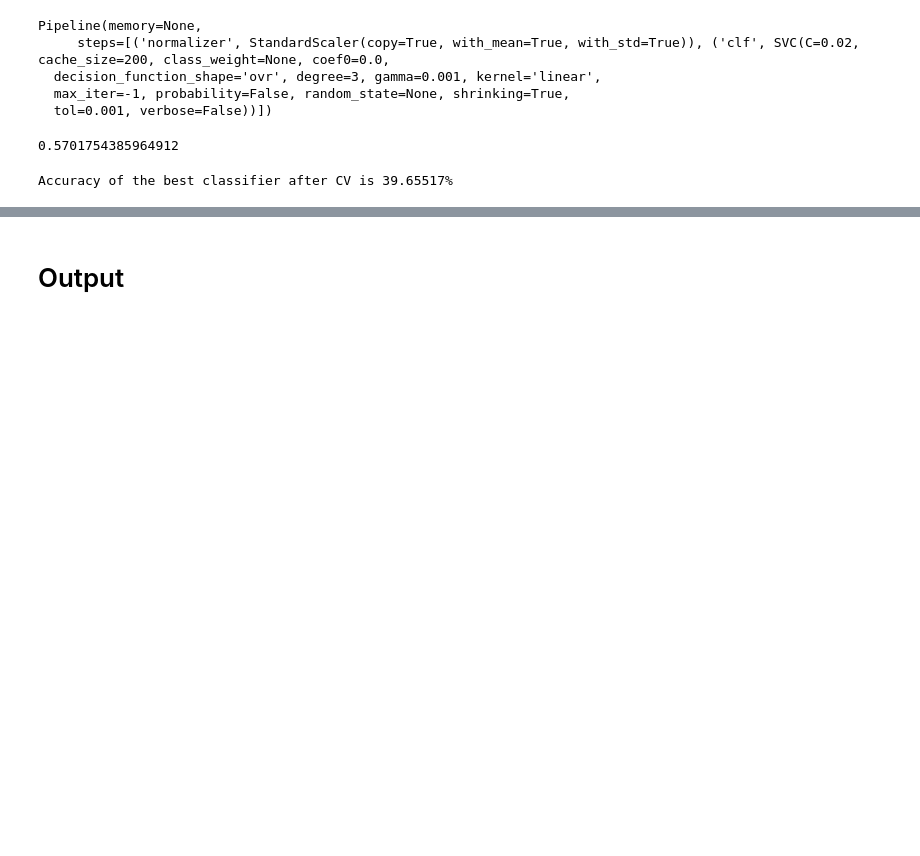
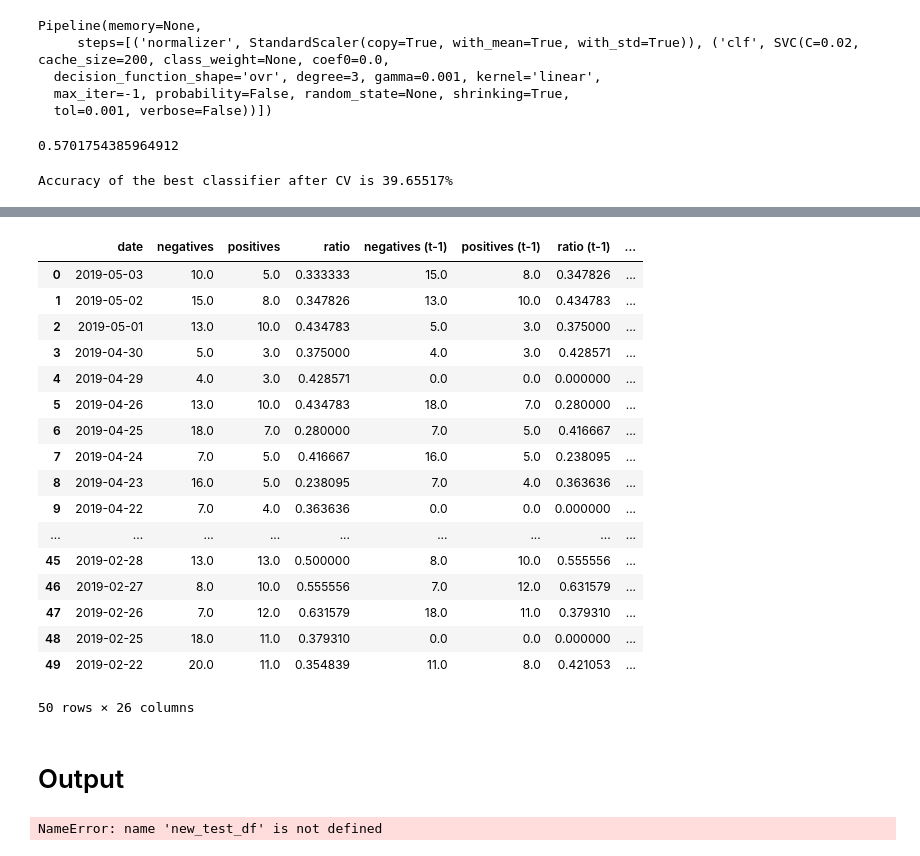
Before and after one commit to falkenovergaard/TA_Exam, a Jupyter notebook: ML_Classification.ipynb, the cells around one changed output, grey strips where cells are left out. Saved outputs shown, nothing was run; the diff lists cells and outputs as text; code cells hidden in the pictures; blank space fills up the shorter version.

Commit message:
first 50 labeleled in house

```diff
--- a/ML_Classification.ipynb
+++ b/ML_Classification.ipynb
@@ -5,7 +5,7 @@ from sklearn.preprocessing import StandardScaler
 from sklearn.model_selection import train_test_split
 from sklearn.pipeline import Pipeline
 from sklearn.linear_model import LogisticRegression
-df = pd.read_csv('ML_Data/TSLA_vader.csv')
+df = pd.read_csv('ML_Data/DJI_pos.csv')
 
 
 #BTC_neg.csv
@@ -20,5 +20,10 @@ df = pd.read_csv('ML_Data/TSLA_vader.csv')
 #TSLA_pos.csv
 #TSLA_vader.csv
 
-df = df.iloc[50:]
-#df.info()
+df = df.drop(['Unnamed: 0'], axis=1)
+
+train = df.iloc[50:]
+test = df.iloc[:50]
+
+
+df.head()
@@ -30,11 +43,3 @@ df = df.iloc[50:]
 #df['label'].value_counts().plot(kind='bar')
 # %% [markdown]
 # Normalize  data
-# %%
-
-y = df['label']
-X = df.drop(['label','date', 'Unnamed: 0'], axis=1)
-X = X.values
-
-#scaler = StandardScaler()
-#X = scaler.fit_transform(X)
@@ -163,0 +194,12 @@ Accuracy of the best classifier after CV is 39.65517%
+# %%
+from sklearn.linear_model import LogisticRegression
+from sklearn.metrics import accuracy_score, f1_score, confusion_matrix
+
+
+lr = LogisticRegression(solver='lbfgs',C=0.472, random_state = 1)
+lr.fit(X_train, y_train)
+
+y_pred = lr.predict(X_test)
+print(y_pred)
+list_pred = list(zip(X_test, y_pred))
+#print(list_[0])
@@ -164,2 +219,25 @@ Accuracy of the best classifier after CV is 39.65517%
+# %%
+df_done = test.drop(['label'], axis=1)
+df_done['Label'] = pd.Series(y_pred)
+df_done.head(50)
+# %% [output]
+|  | date | negatives | positives | ratio | negatives (t-1) | positives (t-1) | ratio (t-1) | ... |
+| 0 | 2019-05-03 | 10.0 | 5.0 | 0.333333 | 15.0 | 8.0 | 0.347826 | ... |
+| 1 | 2019-05-02 | 15.0 | 8.0 | 0.347826 | 13.0 | 10.0 | 0.434783 | ... |
+| 2 | 2019-05-01 | 13.0 | 10.0 | 0.434783 | 5.0 | 3.0 | 0.375000 | ... |
+| 3 | 2019-04-30 | 5.0 | 3.0 | 0.375000 | 4.0 | 3.0 | 0.428571 | ... |
+| 4 | 2019-04-29 | 4.0 | 3.0 | 0.428571 | 0.0 | 0.0 | 0.000000 | ... |
+| 5 | 2019-04-26 | 13.0 | 10.0 | 0.434783 | 18.0 | 7.0 | 0.280000 | ... |
+| 6 | 2019-04-25 | 18.0 | 7.0 | 0.280000 | 7.0 | 5.0 | 0.416667 | ... |
+| 7 | 2019-04-24 | 7.0 | 5.0 | 0.416667 | 16.0 | 5.0 | 0.238095 | ... |
+| 8 | 2019-04-23 | 16.0 | 5.0 | 0.238095 | 7.0 | 4.0 | 0.363636 | ... |
+| 9 | 2019-04-22 | 7.0 | 4.0 | 0.363636 | 0.0 | 0.0 | 0.000000 | ... |
+| ... | ... | ... | ... | ... | ... | ... | ... | ... |
+| 45 | 2019-02-28 | 13.0 | 13.0 | 0.500000 | 8.0 | 10.0 | 0.555556 | ... |
+| 46 | 2019-02-27 | 8.0 | 10.0 | 0.555556 | 7.0 | 12.0 | 0.631579 | ... |
+| 47 | 2019-02-26 | 7.0 | 12.0 | 0.631579 | 18.0 | 11.0 | 0.379310 | ... |
+| 48 | 2019-02-25 | 18.0 | 11.0 | 0.379310 | 0.0 | 0.0 | 0.000000 | ... |
+| 49 | 2019-02-22 | 20.0 | 11.0 | 0.354839 | 11.0 | 8.0 | 0.421053 | ... |
+50 rows × 26 columns
 # %% [markdown]
 # Output
@@ -168,2 +244,4 @@ new_test_df = pd.DataFrame({'date':test_df['date'].values, 'label':pred})
 # %%
-new_test_df.to_csv('ML_Data/new_test_df.csv')
+new_test_df.to_csv('ML_Data/DJI_pos_50_labeled.csv')
+# %% [output]
+NameError: name 'new_test_df' is not defined
```
Also changed, not shown: parts of 8 cells of this notebook, 2 other files.
